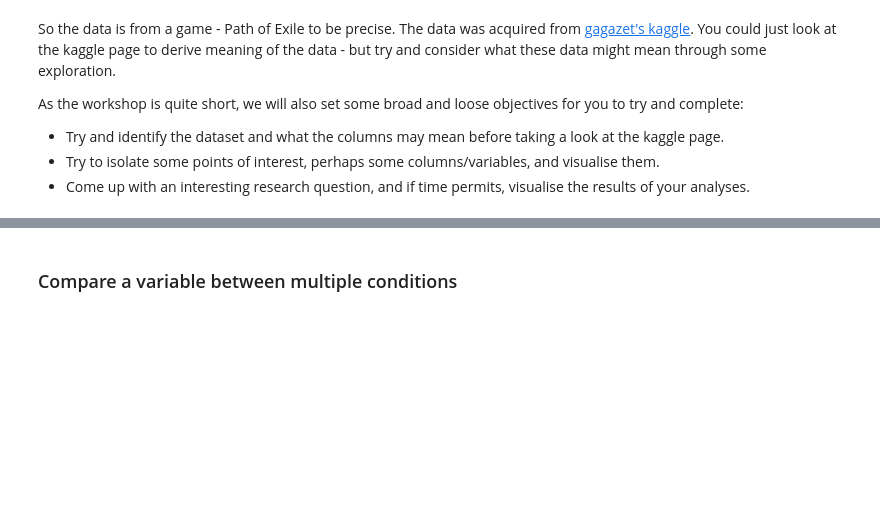
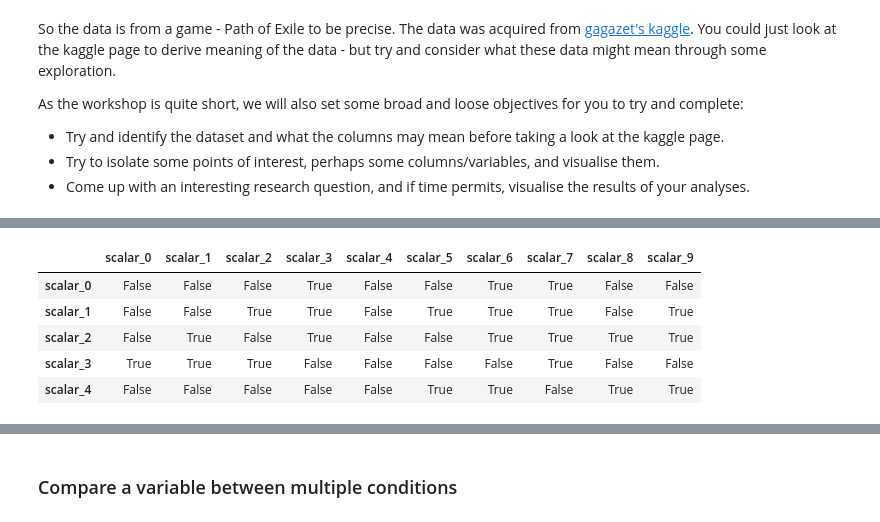
Before and after one commit to vb690/data_viz_python, a Jupyter notebook: iggi_workshop_data_viz_python.ipynb, the cells around one changed output, grey strips where cells are left out. Drawn from its saved outputs; the diff is of its cells as text; code cells hidden in the pictures; blank space fills up the shorter version.

```diff
--- a/iggi_workshop_data_viz_python.ipynb
+++ b/iggi_workshop_data_viz_python.ipynb
@@ -560,3 +640,12 @@ mask = df_corr < 0
+# %%
+mask.head()
+# %% [output]
+|  | scalar_0 | scalar_1 | scalar_2 | scalar_3 | scalar_4 | scalar_5 | scalar_6 | scalar_7 | scalar_8 | scalar_9 |
+| scalar_0 | False | False | False | True | False | False | True | True | False | False |
+| scalar_1 | False | False | True | True | False | True | True | True | False | True |
+| scalar_2 | False | True | False | True | False | False | True | True | True | True |
+| scalar_3 | True | True | True | False | False | False | False | True | False | False |
+| scalar_4 | False | False | False | False | False | True | True | False | True | True |
 # %%
 sns.set(font_scale=1.2)
 fig, axs = plt.subplots(2,1,figsize=(15,15))
```
Also changed, not shown: parts of 38 cells of this notebook.
